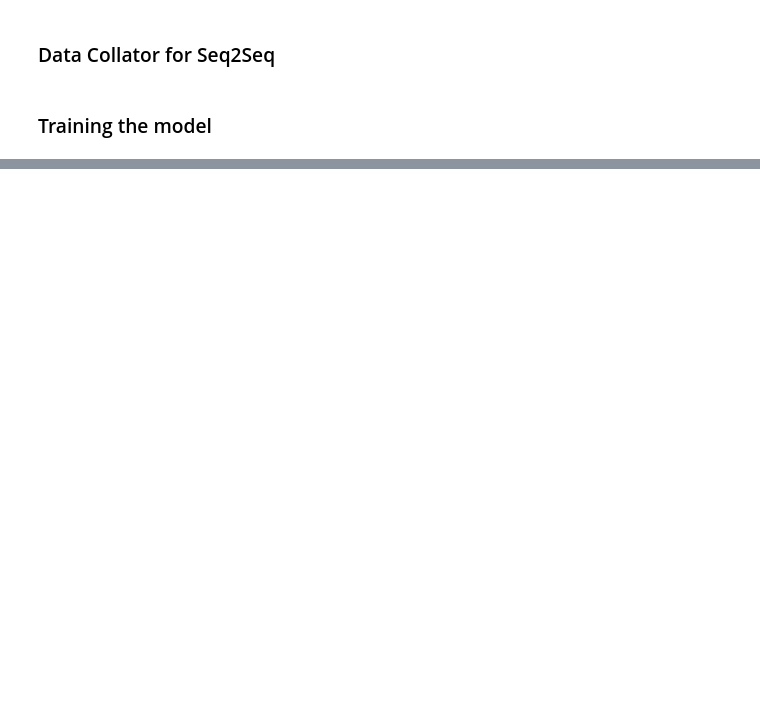
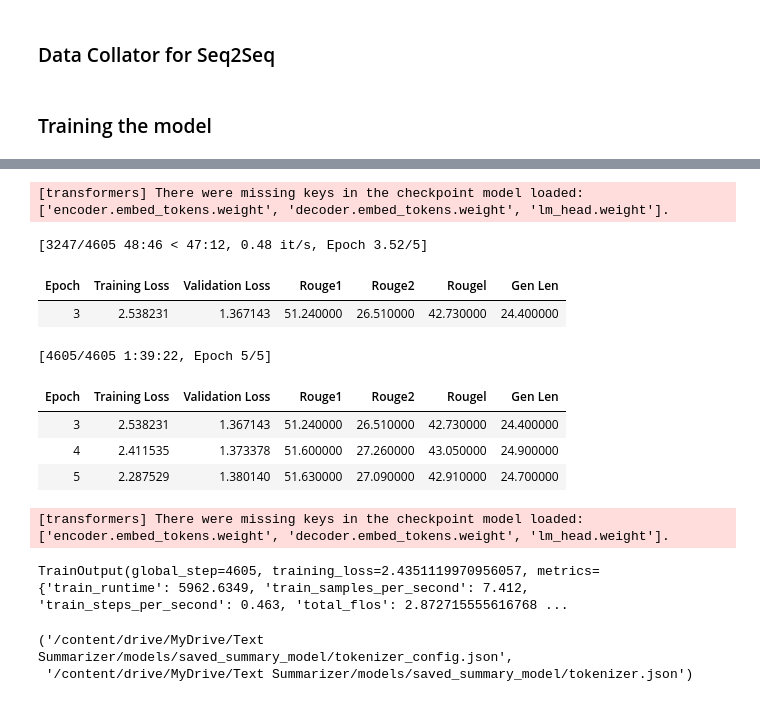
Before and after one commit to yashpal0502/text-summarizer-transformer, a Jupyter notebook: notebooks/02_finetuning.ipynb, the cells around one changed output, grey strips where cells are left out. Drawn from its saved outputs; the diff is of its cells as text; code cells hidden in the pictures; blank space fills up the shorter version.

Commit message:
complete inference pipeline and model evaluation setup

```diff
--- a/notebooks/02_finetuning.ipynb
+++ b/notebooks/02_finetuning.ipynb
@@ -52,7 +59,7 @@ model = T5ForConditionalGeneration.from_pretrained("t5-small")
 # %%
 from transformers import T5Tokenizer
 
-tokenizer = T5Tokenizer.from_pretrained("t5-small")
+tokenizer = T5Tokenizer.from_pretrained("t5-base")
 # %%
 from transformers import DataCollatorForSeq2Seq
 
@@ -60,6 +67,38 @@ data_collator = DataCollatorForSeq2Seq(
     tokenizer=tokenizer,
     model=model
 )
+# %%
+# ROUGE during training
+
+import numpy as np
+from rouge_score import rouge_scorer
+
+scorer = rouge_scorer.RougeScorer(["rouge1", "rouge2", "rougeL"], use_stemmer=True)
+
+def compute_metrics(eval_pred):
+    preds, labels = eval_pred
+
+    if isinstance(preds, tuple):
+        preds = preds[0]
+
+    # -100 cannot be decoded, so replace it with the pad token id
+    preds = np.where(preds != -100, preds, tokenizer.pad_token_id)
+    labels = np.where(labels != -100, labels, tokenizer.pad_token_id)
+
+    decoded_preds = tokenizer.batch_decode(preds, skip_special_tokens=True)
+    decoded_labels = tokenizer.batch_decode(labels, skip_special_tokens=True)
+
+    scores = {"rouge1": [], "rouge2": [], "rougeL": []}
+
+    for reference, prediction in zip(decoded_labels, decoded_preds):
+        s = scorer.score(reference, prediction)
+        for key in scores:
+            scores[key].append(s[key].fmeasure)
+
+    result = {key: round(float(np.mean(v)) * 100, 2) for key, v in scores.items()}
+    result["gen_len"] = round(float(np.mean([np.count_nonzero(p != tokenizer.pad_token_id) for p in preds])), 1)
+
+    return result
 # %% [markdown]
 ### Training the model
 # %%
@@ -92,18 +160,43 @@ training_args = Seq2SeqTrainingArguments(
 # %%
-from transformers import Seq2SeqTrainer
+from transformers import Seq2SeqTrainer, EarlyStoppingCallback
 
 trainer = Seq2SeqTrainer(
     model=model,
     args=training_args,
     train_dataset=train_dataset,
     eval_dataset=val_dataset,
-    data_collator=data_collator
+    data_collator=data_collator,
+    processing_class=tokenizer,
+    compute_metrics=compute_metrics,
+    callbacks=[EarlyStoppingCallback(early_stopping_patience=2)]
 )
 # %%
 # Train the model
-# trainer.train()
+trainer.train(
+    resume_from_checkpoint=True
+)
+# %% [output]
+[transformers] There were missing keys in the checkpoint model loaded: ['encoder.embed_tokens.weight', 'decoder.embed_tokens.weight', 'lm_head.weight'].
+[3247/4605 48:46 < 47:12, 0.48 it/s, Epoch 3.52/5]
+| Epoch | Training Loss | Validation Loss | Rouge1 | Rouge2 | Rougel | Gen Len |
+| 3 | 2.538231 | 1.367143 | 51.240000 | 26.510000 | 42.730000 | 24.400000 |
+[4605/4605 1:39:22, Epoch 5/5]
+| Epoch | Training Loss | Validation Loss | Rouge1 | Rouge2 | Rougel | Gen Len |
+| 3 | 2.538231 | 1.367143 | 51.240000 | 26.510000 | 42.730000 | 24.400000 |
+| 4 | 2.411535 | 1.373378 | 51.600000 | 27.260000 | 43.050000 | 24.900000 |
+| 5 | 2.287529 | 1.380140 | 51.630000 | 27.090000 | 42.910000 | 24.700000 |
+[transformers] There were missing keys in the checkpoint model loaded: ['encoder.embed_tokens.weight', 'decoder.embed_tokens.weight', 'lm_head.weight'].
+TrainOutput(global_step=4605, training_loss=2.4351119970956057, metrics={'train_runtime': 5962.6349, 'train_samples_per_second': 7.412, 'train_steps_per_second': 0.463, 'total_flos': 2.872715555616768 ...
 # %%
 # save model
 
-# model.save_pretrained("../models/saved_summary_model")
-# tokenizer.save_pretrained("../models/saved_summary_model")
+model.save_pretrained(
+    "/content/drive/MyDrive/Text Summarizer/models/saved_summary_model"
+)
+
+tokenizer.save_pretrained(
+    "/content/drive/MyDrive/Text Summarizer/models/saved_summary_model"
+)
+# %% [output]
+('/content/drive/MyDrive/Text Summarizer/models/saved_summary_model/tokenizer_config.json',
+ '/content/drive/MyDrive/Text Summarizer/models/saved_summary_model/tokenizer.json')
```
Also changed, not shown: parts of 5 cells of this notebook, 2 other files.
